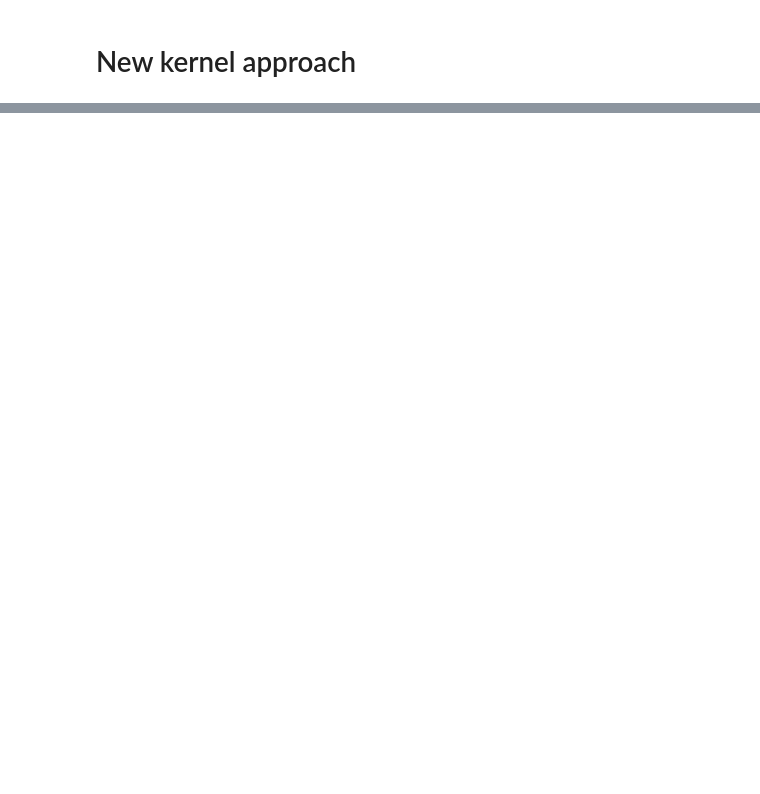
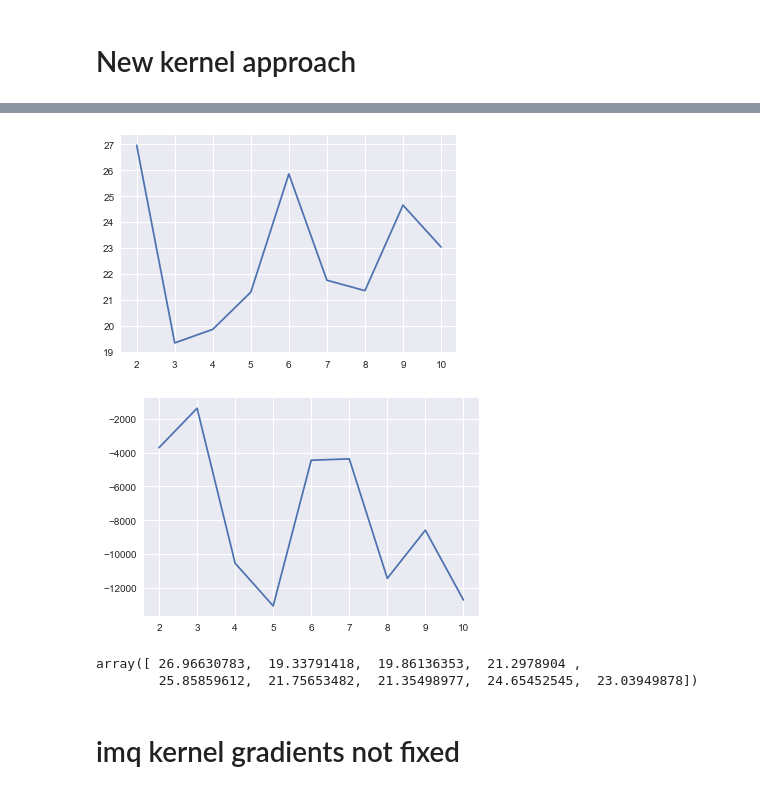
Before and after one commit to singhalrk/stein_ksd, a Jupyter notebook: Stein_Tests.ipynb, the cells around one changed output, grey strips where cells are left out. Cells and saved outputs as stored; diff of their text form; code cells hidden in the pictures; blank space fills up the shorter version.

```diff
--- a/Stein_Tests.ipynb
+++ b/Stein_Tests.ipynb
@@ -249,3 +217,45 @@ array([-0.28527682,  0.20790757, -0.24713717, -0.10277206, -0.0446597 ,
 # plt.legend(loc='upper right')
 
 # plt.show()
+# %%
+from stein_RRS import stein_RRS
+from ksd import ksd
+
+sigma3 = np.array([[1,0,0,0],
+                   [0,1,0,0],
+                   [0,0,3,0],
+                   [0,0,0,1]])
+mu3 = np.array([10. , 10. , 110. , 120.])
+
+sigma4 = np.array([[1,0,0,1],
+                   [0,1,0,0],
+                   [0,0,3,0],
+                   [1,0,0,1]])
+mu4 = np.array([10. , 10. , 110. , 125.])
+
+p_data = gaussian(dict(mu=mu3, sigma=sigma3))
+q_var = gaussian(dict(mu=mu4, sigma=sigma4))
+
+n_samples = 2**(np.arange(2, 11))
+
+stein_r = ksd('rbf', dict(p=p_data, q=q_var, beta=1e-2))
+stein_i = ksd('imq', dict(p=p_data, q=q_var, beta=1, c=1))
+
+stein_val_0 = np.array([stein_r.stein_Op(n_) for n_ in n_samples])
+plt.plot(np.log2(n_samples), (stein_val_0))
+plt.show()
+
+stein_val_1 = np.array([stein_i.stein_Op(n_) for n_ in n_samples])
+plt.plot(np.log2(n_samples), (stein_val_1))
+plt.show()
+
+stein_val_0
+# %% [output]
+[figure, added]
+[figure, added]
+array([ 26.96630783,  19.33791418,  19.86136353,  21.2978904 ,
+        25.85859612,  21.75653482,  21.35498977,  24.65452545,  23.03949878])
+# %% [markdown]
+
+
+# imq kernel gradients not fixed
```
Also changed, not shown: parts of 18 cells of this notebook.
